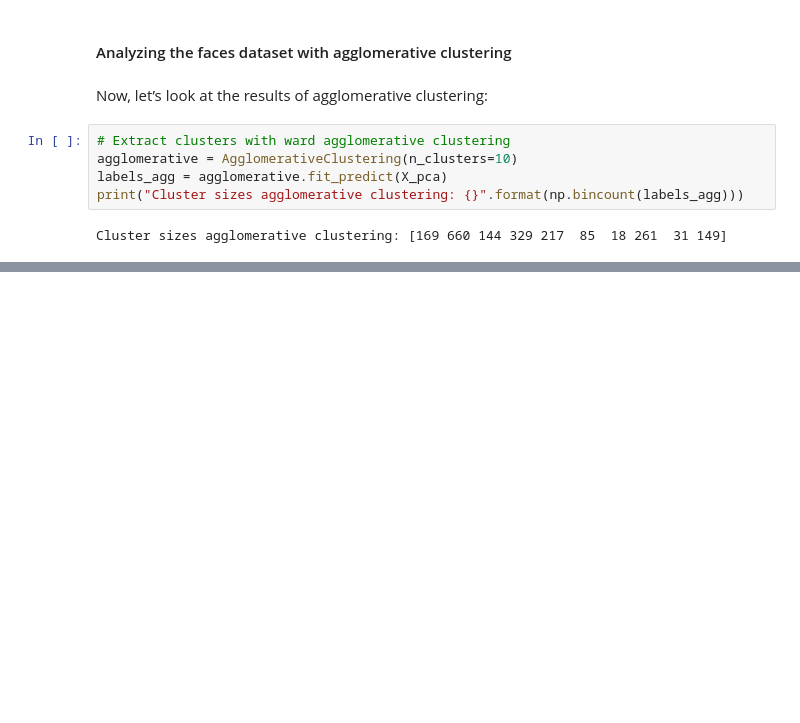
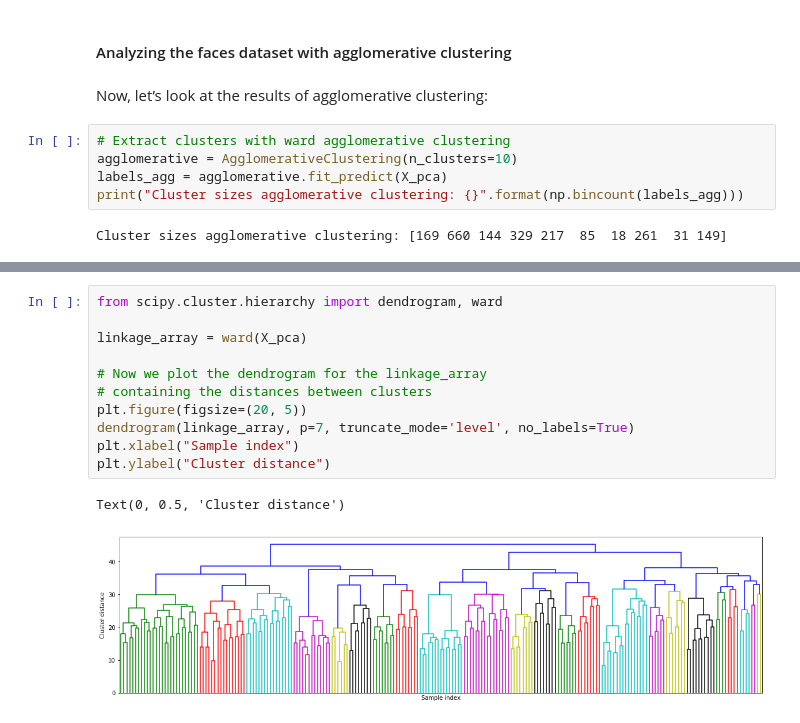
Before and after one commit to carlhinderer/python-ml-intro, a Jupyter notebook: notebooks/03_unsupervised_learning/i_comparing_cluster_algorithms.ipynb, the cells around one changed output, grey strips where cells are left out. Cells and saved outputs as stored; diff of their text form; blank space fills up the shorter version.

Commit message:
Added application of agglomerative clustering to faces dataset.

```diff
--- a/notebooks/03_unsupervised_learning/i_comparing_cluster_algorithms.ipynb
+++ b/notebooks/03_unsupervised_learning/i_comparing_cluster_algorithms.ipynb
@@ -325,0 +338,14 @@ Cluster sizes agglomerative clustering: [169 660 144 329 217  85  18 261  31 149
+# %%
+from scipy.cluster.hierarchy import dendrogram, ward
+
+linkage_array = ward(X_pca)
+
+# Now we plot the dendrogram for the linkage_array
+# containing the distances between clusters
+plt.figure(figsize=(20, 5))
+dendrogram(linkage_array, p=7, truncate_mode='level', no_labels=True)
+plt.xlabel("Sample index")
+plt.ylabel("Cluster distance")
+# %% [output]
+Text(0, 0.5, 'Cluster distance')
+[figure, added]
```
Also changed, not shown: parts of 9 cells of this notebook.
